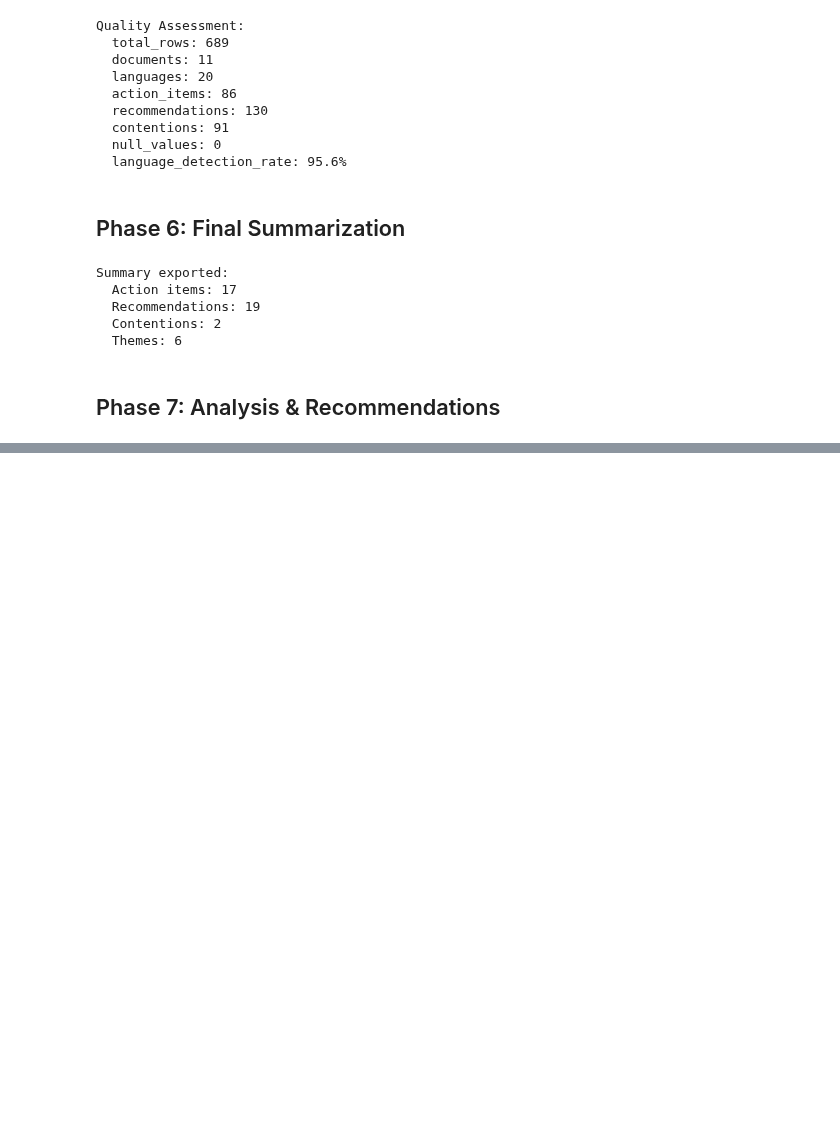
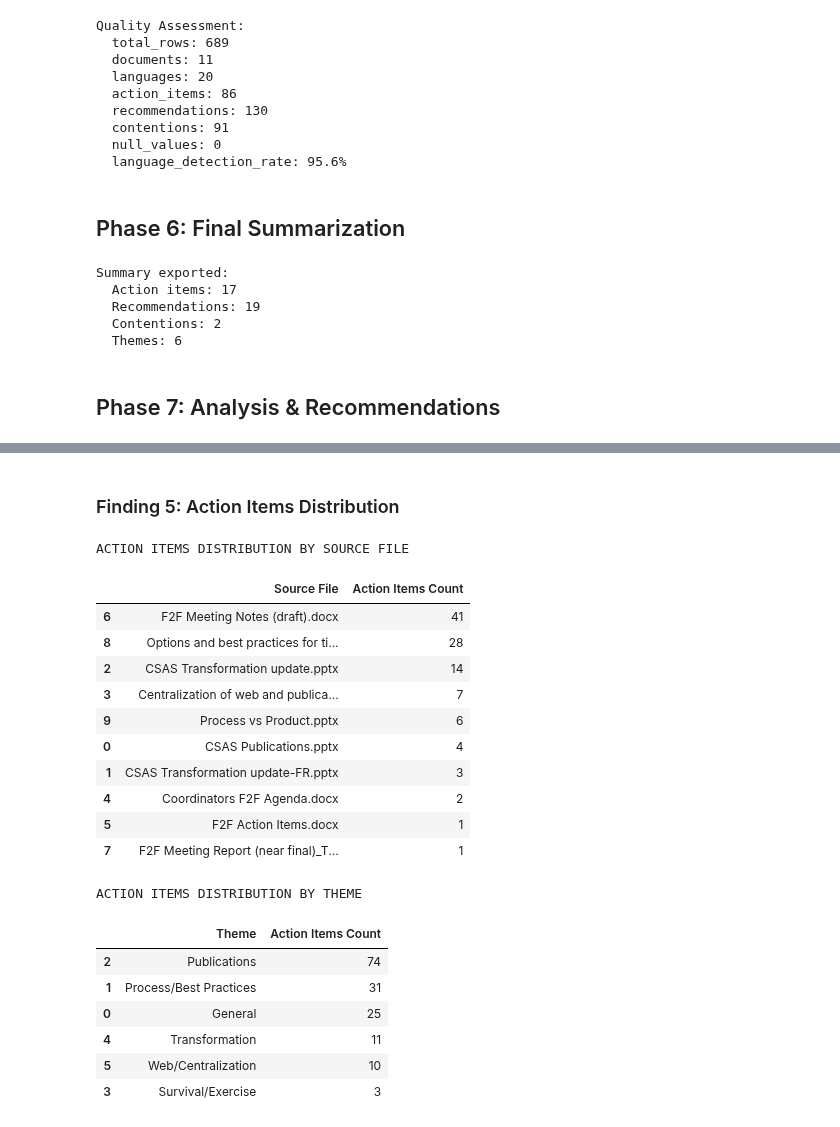
Before and after one commit to KevinCarr42/CSAS-Exploratory-Data-Analysis, a Jupyter notebook: sep_24_meeting.ipynb, the cells around one changed output, grey strips where cells are left out. Saved outputs shown, nothing was run; the diff lists cells and outputs as text; code cells hidden in the pictures; blank space fills up the shorter version.

```diff
--- a/sep_24_meeting.ipynb
+++ b/sep_24_meeting.ipynb
@@ -182,0 +258,42 @@ Exported files:
+# %% [markdown]
+### Finding 5: Action Items Distribution
+# %%
+# Load patterns
+with open(os.path.join(data_dir, 'phase7_patterns.json'), 'r') as f:
+    patterns_data = json.load(f)
+
+# Action items by source file
+action_by_source = patterns_data['action_item_distribution']['by_source_file']
+action_source_df = pd.DataFrame(list(action_by_source.items()), columns=['Source File', 'Action Items Count'])
+action_source_df = action_source_df.sort_values('Action Items Count', ascending=False)
+
+print('ACTION ITEMS DISTRIBUTION BY SOURCE FILE\n')
+display(action_source_df)
+
+# Action items by theme
+print('\n\nACTION ITEMS DISTRIBUTION BY THEME\n')
+action_by_theme = patterns_data['action_item_distribution']['by_theme']
+action_theme_df = pd.DataFrame(list(action_by_theme.items()), columns=['Theme', 'Action Items Count'])
+action_theme_df = action_theme_df.sort_values('Action Items Count', ascending=False)
+display(action_theme_df)
+# %% [output]
+ACTION ITEMS DISTRIBUTION BY SOURCE FILE
+|  | Source File | Action Items Count |
+| 6 | F2F Meeting Notes (draft).docx | 41 |
+| 8 | Options and best practices for ti... | 28 |
+| 2 | CSAS Transformation update.pptx | 14 |
+| 3 | Centralization of web and publica... | 7 |
+| 9 | Process vs Product.pptx | 6 |
+| 0 | CSAS Publications.pptx | 4 |
+| 1 | CSAS Transformation update-FR.pptx | 3 |
+| 4 | Coordinators F2F Agenda.docx | 2 |
+| 5 | F2F Action Items.docx | 1 |
+| 7 | F2F Meeting Report (near final)_T... | 1 |
+ACTION ITEMS DISTRIBUTION BY THEME
+|  | Theme | Action Items Count |
+| 2 | Publications | 74 |
+| 1 | Process/Best Practices | 31 |
+| 0 | General | 25 |
+| 4 | Transformation | 11 |
+| 5 | Web/Centralization | 10 |
+| 3 | Survival/Exercise | 3 |
```
Also changed, not shown: parts of 14 cells of this notebook.
